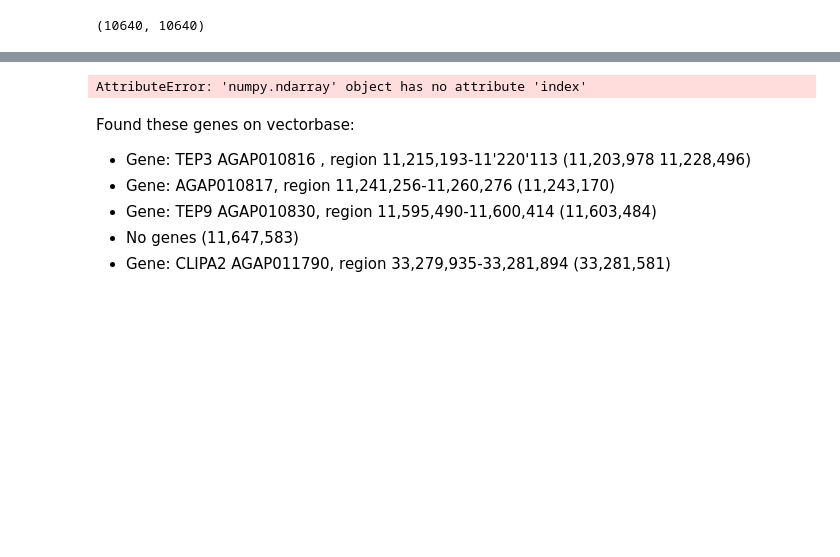
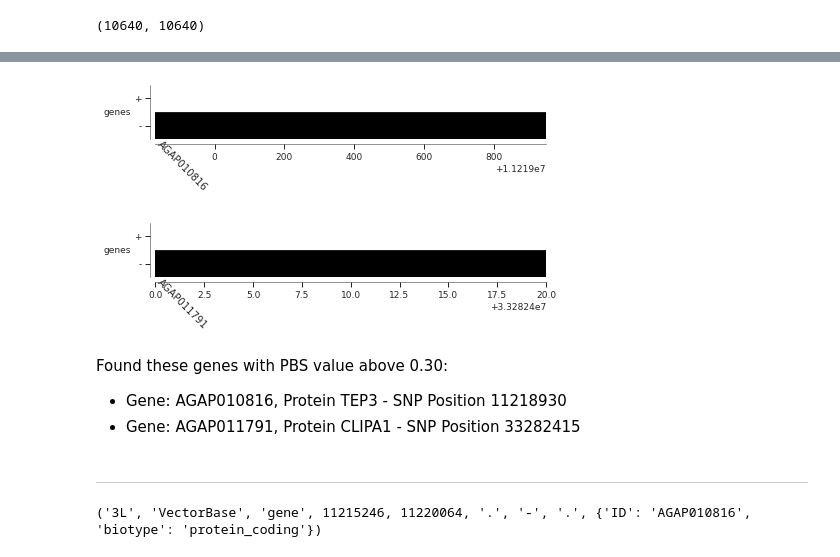
Before and after one commit to randomxsk8/notebooks, a Jupyter notebook: 09202019_selection_PBS.ipynb, the cells around one changed output, grey strips where cells are left out. Cells and saved outputs as stored; diff of their text form; code cells hidden in the pictures; blank space fills up the shorter version.

```diff
--- a/09202019_selection_PBS.ipynb
+++ b/09202019_selection_PBS.ipynb
@@ -150,11 +177,14 @@ array([11187744. , 11213744. , 11230354.5, 11244410.5, 11606622. ,
-# %%
-pos['3L'].index(4)
-# %% [output]
-AttributeError: 'numpy.ndarray' object has no attribute 'index'
-# %% [markdown]
-Found these genes on vectorbase:
-   - Gene: TEP3 AGAP010816 , region 11,215,193-11'220'113 (11,203,978 11,228,496)
-   - Gene: AGAP010817, region 11,241,256-11,260,276 (11,243,170)
-   - Gene: TEP9 AGAP010830, region 11,595,490-11,600,414 (11,603,484)
-   - No genes (11,647,583)
-   - Gene: CLIPA2 AGAP011790, region 33,279,935-33,281,894 (33,281,581)
+# %%
+plot_genes(genome, geneset_fn, '3L', 11218830, 11219950, label=True, label_rotation=45, height=0.5)
+# %% [output]
+[figure, added]
+# %%
+plot_genes(genome, geneset_fn, '3L', 33282400, 33282420, label=True, label_rotation=45, height=0.5)
+# %% [output]
+[figure, added]
+# %% [markdown]
+Found these genes with PBS value above 0.30:
+   - Gene: AGAP010816, Protein TEP3 - SNP Position 11218930
+   - Gene: AGAP011791, Protein CLIPA1 - SNP Position 33282415
+# %% [markdown]
+------------------------
@@ -160,0 +195,4 @@ Found these genes on vectorbase:
+# %%
+geneset_remastered('3L', 11218930)
+# %% [output]
+('3L', 'VectorBase', 'gene', 11215246, 11220064, '.', '-', '.', {'ID': 'AGAP010816', 'biotype': 'protein_coding'})
```
Also changed, not shown: parts of 33 cells of this notebook, 1 other file.
